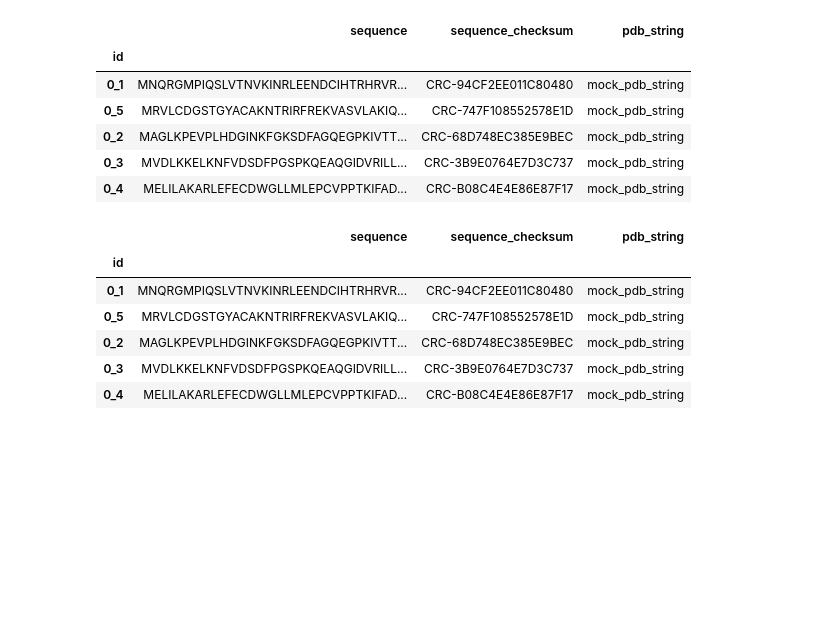
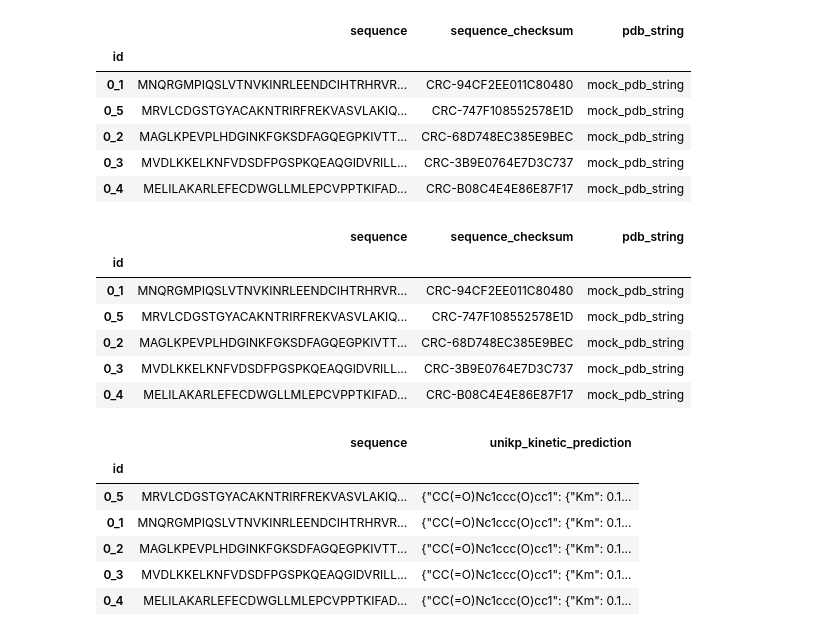
Before and after one commit to deCYPherEU/protein-feature-extraction, a Jupyter notebook: notebooks/pipeline.ipynb, the cells around one changed output. Saved outputs shown, nothing was run; the diff lists cells and outputs as text; code cells hidden in the pictures; blank space fills up the shorter version.

```diff
--- a/notebooks/pipeline.ipynb
+++ b/notebooks/pipeline.ipynb
@@ -229,3 +229,14 @@ df_store.head()
 | 0_2 | MAGLKPEVPLHDGINKFGKSDFAGQEGPKIVTT... | CRC-68D748EC385E9BEC | mock_pdb_string |
 | 0_3 | MVDLKKELKNFVDSDFPGSPKQEAQGIDVRILL... | CRC-3B9E0764E7D3C737 | mock_pdb_string |
 | 0_4 | MELILAKARLEFECDWGLLMLEPCVPPTKIFAD... | CRC-B08C4E4E86E87F17 | mock_pdb_string |
+# %%
+df_unikp = pd.read_parquet('../data/export/unikp_component/')
+df_unikp.head()
+# %% [output]
+|  | sequence | unikp_kinetic_prediction |
+| id |  |  |
+| 0_5 | MRVLCDGSTGYACAKNTRIRFREKVASVLAKIQ... | {"CC(=O)Nc1ccc(O)cc1": {"Km": 0.1... |
+| 0_1 | MNQRGMPIQSLVTNVKINRLEENDCIHTRHRVR... | {"CC(=O)Nc1ccc(O)cc1": {"Km": 0.1... |
+| 0_2 | MAGLKPEVPLHDGINKFGKSDFAGQEGPKIVTT... | {"CC(=O)Nc1ccc(O)cc1": {"Km": 0.1... |
+| 0_3 | MVDLKKELKNFVDSDFPGSPKQEAQGIDVRILL... | {"CC(=O)Nc1ccc(O)cc1": {"Km": 0.1... |
+| 0_4 | MELILAKARLEFECDWGLLMLEPCVPPTKIFAD... | {"CC(=O)Nc1ccc(O)cc1": {"Km": 0.1... |
```
Also changed, not shown: parts of 1 cell of this notebook, 11 other files.
